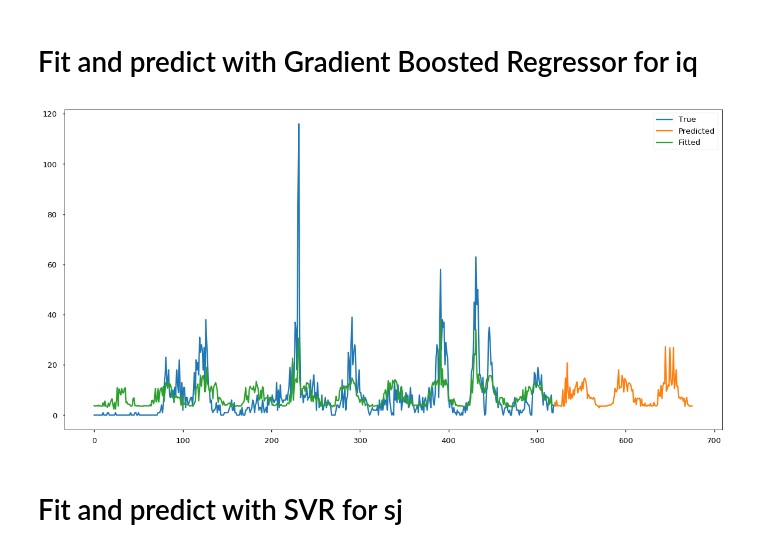
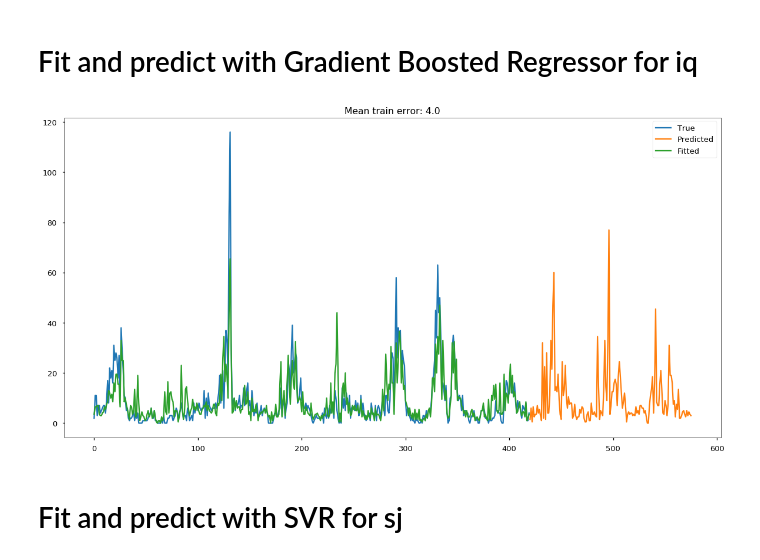
Before and after one commit to chrisgschon/DengAI, a Jupyter notebook: notebooks/Model_Benchmarking_SKL.ipynb, the cells around one changed output. Cells and saved outputs as stored; diff of their text form; code cells hidden in the pictures.

```diff
--- a/notebooks/Model_Benchmarking_SKL.ipynb
+++ b/notebooks/Model_Benchmarking_SKL.ipynb
@@ -24,7 +24,7 @@ feature_path = local_repo_path + r'\\data\\features'
 # %% [markdown]
 # Choose feature set to benchmark against and construct data sets
 # %%
-output_feature_fname = 'raw'
+output_feature_fname = 'PCA_3_and_Poly'
 sj_feature_train = pd.read_csv(feature_path + r'\\sj_train_' + output_feature_fname + '.csv', index_col=0).drop('weekofyear', axis = 1)
 sj_feature_test = pd.read_csv(feature_path + r'\\sj_test_' + output_feature_fname + '.csv', index_col=0)
 iq_feature_train = pd.read_csv(feature_path + r'\\iq_train_' + output_feature_fname + '.csv', index_col=0).drop('weekofyear', axis = 1)
@@ -123,19 +130,22 @@ sj_skl_models
+# %%
+def fit_and_predict(train, test, mod):
+    mod.fit(train.drop('total_cases', axis = 1), train['total_cases'])
+    test_preds = mod.predict(test.drop(['city', 'year', 'weekofyear'], axis = 1))
+    train_preds = mod.predict(train.drop('total_cases', axis = 1))
+    fig, ax = plt.subplots(figsize = (20,10))
+    train_error = np.round(mean_absolute_error(train_preds, train['total_cases']),1)
+    pd.DataFrame(train['total_cases']).reset_index(drop = True).plot(ax = ax)
+    pd.DataFrame(test_preds).set_index(np.arange(len(train), len(train)+ len(test_preds))).plot(ax = ax)
+    pd.DataFrame(train_preds).plot(ax = ax)
+    ax.legend(labels = ['True', 'Predicted', 'Fitted'])
+    ax.set_title('Mean train error: ' + str(train_error))
+    return(mod, train_preds, test_preds)
 # %%
 SVR_mod = SVR(C = 0.05, degree = 1, epsilon = 0.2, kernel = 'linear')
-GB_mod = GradientBoostingRegressor(n_estimators = 20)
+GB_mod = GradientBoostingRegressor(n_estimators = 25, max_features = 'sqrt')
+RF_mod = RandomForestRegressor(n_estimators = 5, max_depth = 5)
+NN_mod = neighbors.KNeighborsRegressor(n_neighbors = 2)
+MLP_NN = MLPRegressor((100,100), max_iter = 10000,learning_rate = 'invscaling', activation = 'relu')
-# %%
-def fit_and_predict(train, test, mod):
-    mod.fit(train.drop('total_cases', axis = 1), train['total_cases'])
-    test_preds = mod.predict(test.drop(['city', 'year', 'weekofyear'], axis = 1))
-    train_preds = mod.predict(train.drop('total_cases', axis = 1))
-    fig, ax = plt.subplots(figsize = (20,10))
-    train_error = mean_absolute_error(train_preds, train['total_cases'])
-    pd.DataFrame(train['total_cases']).reset_index(drop = True).plot(ax = ax)
-    pd.DataFrame(test_preds).set_index(np.arange(len(train), len(train)+ len(test_preds))).plot(ax = ax)
-    pd.DataFrame(train_preds).plot(ax = ax)
-    ax.legend(labels = ['True', 'Predicted', 'Fitted'])
-    ax.set_title('Mean train error:', train_error)
-    return(mod, train_preds, test_preds)
 # %% [markdown]
 # Fit and predict with Gradient Boosted Regressor for sj
 # %%
@@ -146,9 +178,9 @@ AttributeError: 'numpy.float64' object has no attribute 'pop'
 # %% [markdown]
 # Fit and predict with Gradient Boosted Regressor for iq
 # %%
-iq_GB_mod, iq_GB_fitted_vals, iq_GB_test_preds = fit_and_predict(iq_feature_train, iq_feature_test, GB_mod)
+iq_GB_mod, iq_GB_fitted_vals, iq_GB_test_preds = fit_and_predict(iq_feature_train.iloc[100:,], iq_feature_test, NN_mod)
 # %% [output]
-[figure, old version]
+[figure, new version]
 # %% [markdown]
 # Fit and predict with SVR for sj
 # %%
```
Also changed, not shown: parts of 10 cells of this notebook, 5 other files.
